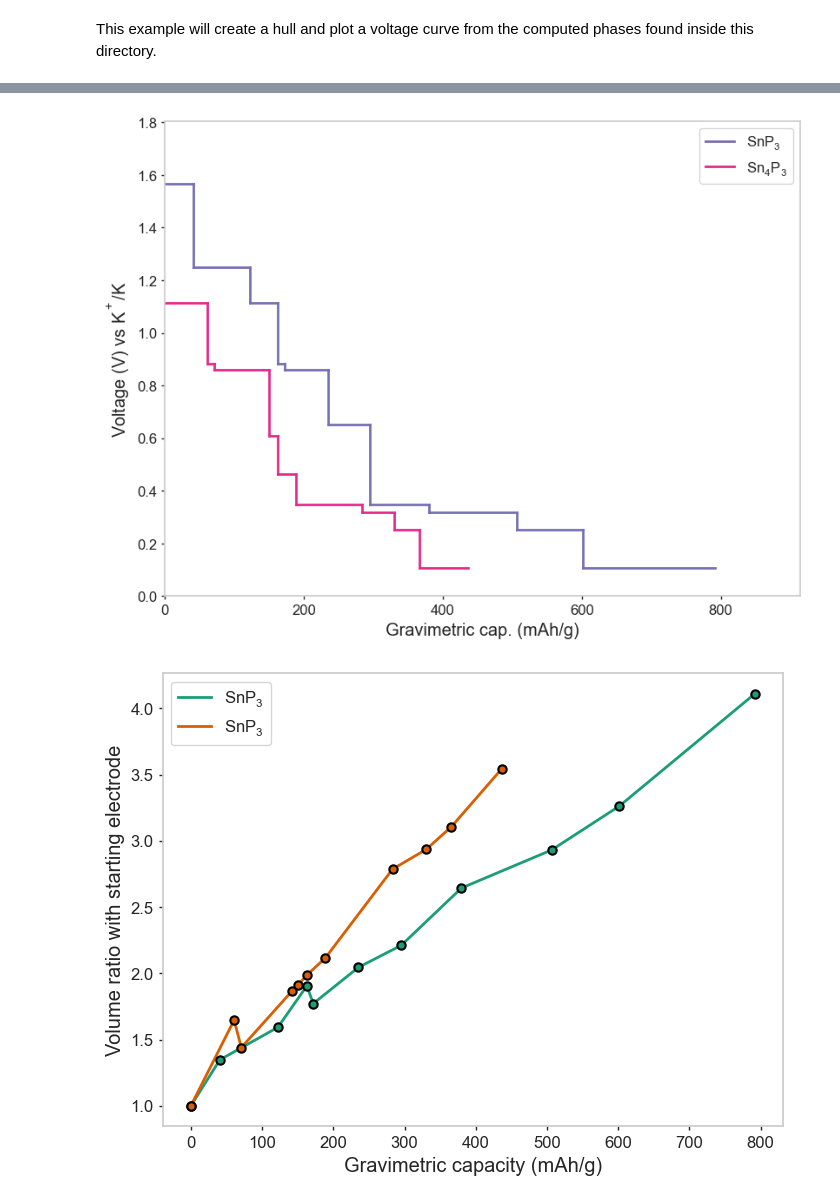
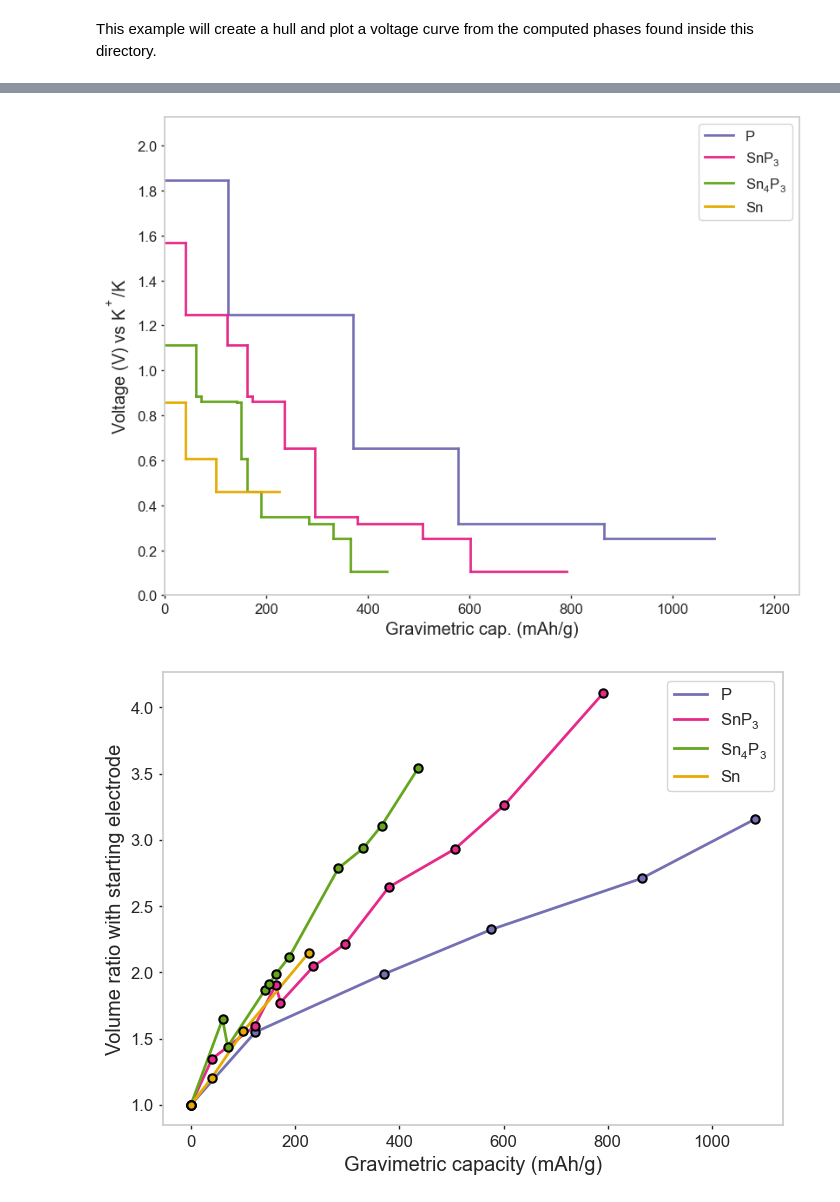
Before and after one commit to ml-evs/matador, a Jupyter notebook: examples/interactive/voltage/voltage_from_res_files.ipynb, the cells around one changed output, grey strips where cells are left out. Saved outputs shown, nothing was run; the diff lists cells and outputs as text; code cells hidden in the pictures.

Commit message:
Use same offset colorway for voltage and volume plots

```diff
--- a/examples/interactive/voltage/voltage_from_res_files.ipynb
+++ b/examples/interactive/voltage/voltage_from_res_files.ipynb
@@ -49,8 +49,10 @@ hull = QueryConvexHull(
     cursor=cursor,
     species="KSnP",
     voltage=True,
-    capmap=True,
-    hull_cutoff=0.05,
+    capmap="Pastel2",
+    hull_cutoff=0.01,
+    summary=True,
+    include_elemental_electrodes=True,
     volume=True,
     plot_kwargs={"labels": True, "colour_points_by": "concentration"}
 )
@@ -73,4 +75,4 @@ Successfully scraped 87 out of 87 files.
 Plotting ternary hull...
 Showing plot...
-[figure, old version]
+[figure, new version]
-[figure, old version]
+[figure, new version]
```
Also changed, not shown: parts of 2 cells of this notebook, 1 other file.
